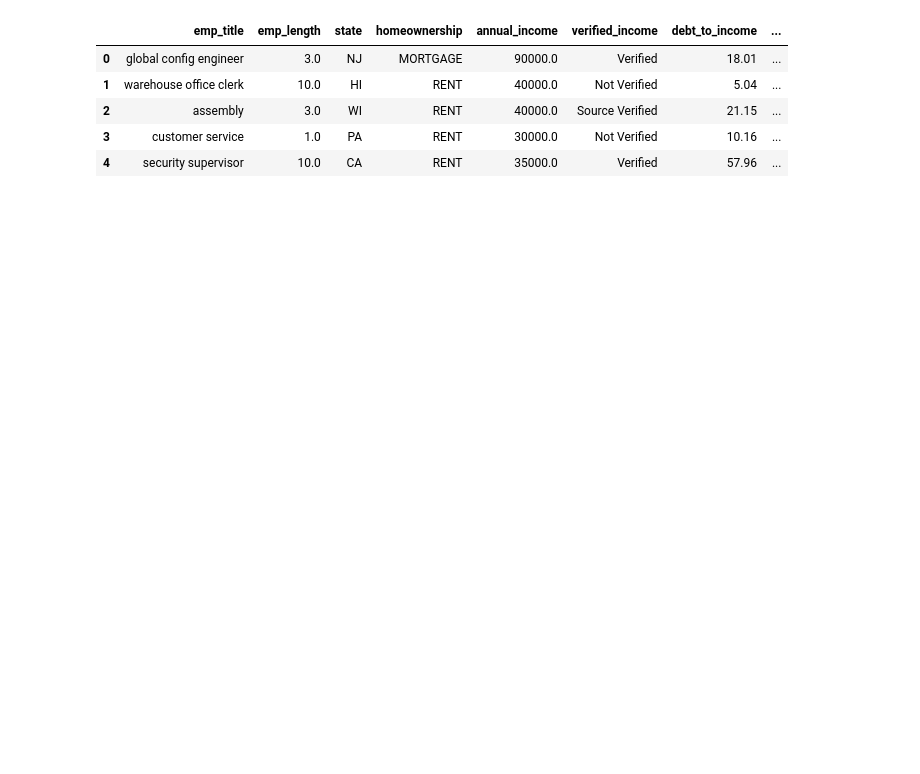
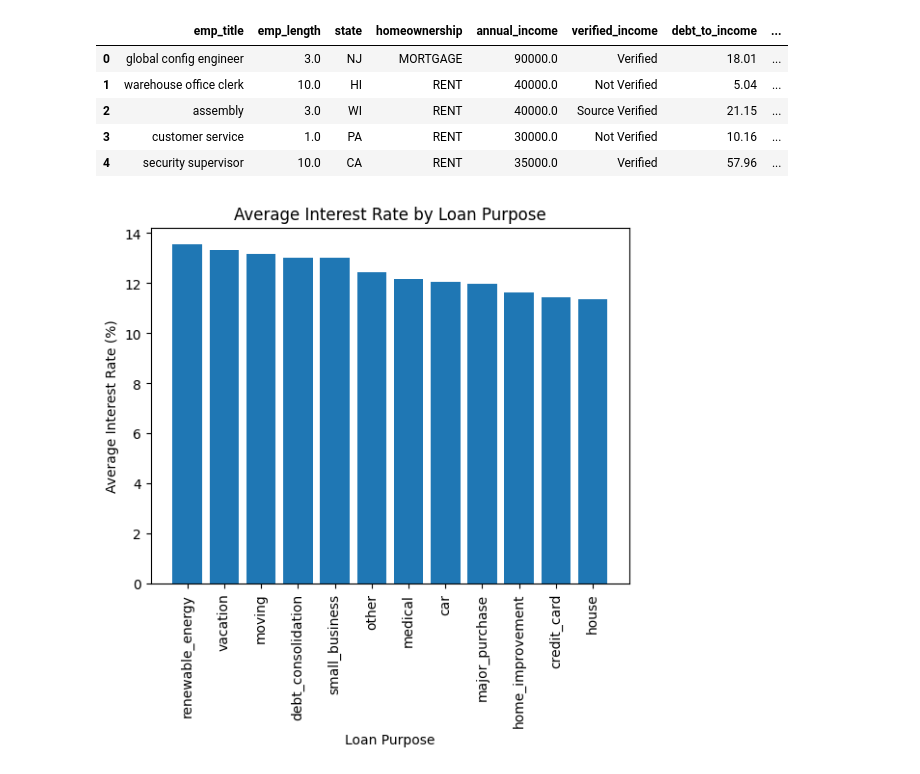
Before and after one commit to ronin552/myname-ronin, a Jupyter notebook: ronin123123123123.ipynb, the cells around one changed output. Cells and saved outputs as stored; diff of their text form; code cells hidden in the pictures; blank space fills up the shorter version.

```diff
--- a/ronin123123123123.ipynb
+++ b/ronin123123123123.ipynb
@@ -26,15 +8,17 @@ memory usage: 4.0+ MB
+# %%
+url = "https://raw.githubusercontent.com/frontiertechinstitute/datasets/refs/heads/main/LendingClub%20Loans/lendingclub_loans_clean.csv"
+df = pd.read_csv(url)
 # %%
-df = pd.read_csv("lendingclub_loans_clean.csv")
-pd.set_option("display.max_columns", None)
-pd.set_option("display.max_rows", None)
+df = pd.read_csv(url)
 
 df = df.drop_duplicates()
-df = df.drop(columns=['Unnamed: 0'])
-df = df.drop(columns=['issue_month'])
-
-missing_data = ["debt_to_income", "num_accounts_120d_past_due"]
-df = df.dropna(subset=missing_data)
-df = df.fillna("None")
+df = df.drop(columns=["Unnamed: 0"])
+df = df.drop(columns=["issue_month"])
+df = df.drop(columns=["num_accounts_120d_past_due"])
+df = df.drop(columns=["num_accounts_30d_past_due"])
+df = df.drop(columns=["current_accounts_delinq"])
+df['emp_length'] = pd.to_numeric(df['emp_length'], errors='coerce').fillna(-1)
+df.dropna(axis=0 or 1, how="all", subset =None)
 
 df.head()
 # %% [output]
@@ -44,3 +28,16 @@ df.head()
 | 2 | assembly | 3.0 | WI | RENT | 40000.0 | Source Verified | 21.15 | ... |
 | 3 | customer service | 1.0 | PA | RENT | 30000.0 | Not Verified | 10.16 | ... |
 | 4 | security supervisor | 10.0 | CA | RENT | 35000.0 | Verified | 57.96 | ... |
+# %%
+avg_rate = df.groupby("loan_purpose")["interest_rate"].mean().sort_values(ascending=False)
+
+x = avg_rate.index
+y = avg_rate.values
+plt.bar(x, y)
+plt.title("Average Interest Rate by Loan Purpose")
+plt.xlabel("Loan Purpose")
+plt.ylabel("Average Interest Rate (%)")
+plt.xticks(rotation=90)
+plt.show()
+# %% [output]
+[figure, added]
```
Also changed, not shown: parts of 4 cells of this notebook.
